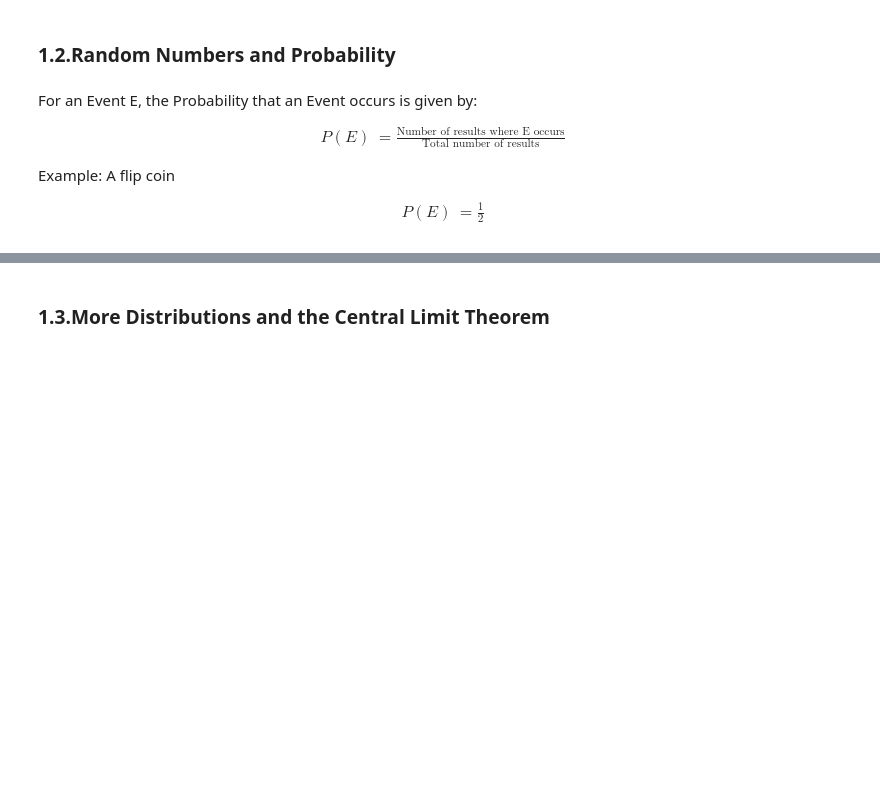
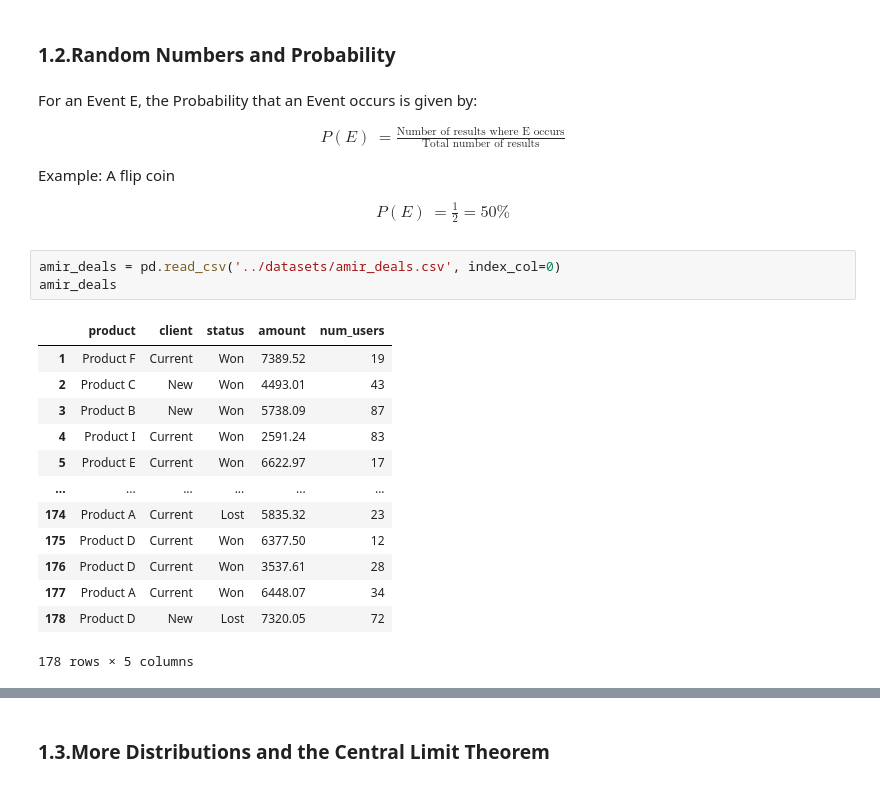
Before and after one commit to ONURYI/Data-Scientist-Professional-with-Python, a Jupyter notebook: Block III - Statistics/1.Introduction to Statistics in Python.ipynb, the cells around one changed output, grey strips where cells are left out. Drawn from its saved outputs; the diff is of its cells as text; blank space fills up the shorter version.

```diff
--- a/Block III - Statistics/1.Introduction to Statistics in Python.ipynb
+++ b/Block III - Statistics/1.Introduction to Statistics in Python.ipynb
@@ -170,5 +170,22 @@ P(E) &= \frac{\text{Number of results where E occurs}}{\text{Total number of res
 Example: A flip coin
 
 \begin{align*}
-P(E) &= \frac{1}{2}
+P(E) &= \frac{1}{2} = 50 \%
 \end{align*}
+# %%
+amir_deals = pd.read_csv('../datasets/amir_deals.csv', index_col=0)
+amir_deals
+# %% [output]
+|  | product | client | status | amount | num_users |
+| 1 | Product F | Current | Won | 7389.52 | 19 |
+| 2 | Product C | New | Won | 4493.01 | 43 |
+| 3 | Product B | New | Won | 5738.09 | 87 |
+| 4 | Product I | Current | Won | 2591.24 | 83 |
+| 5 | Product E | Current | Won | 6622.97 | 17 |
+| ... | ... | ... | ... | ... | ... |
+| 174 | Product A | Current | Lost | 5835.32 | 23 |
+| 175 | Product D | Current | Won | 6377.50 | 12 |
+| 176 | Product D | Current | Won | 3537.61 | 28 |
+| 177 | Product A | Current | Won | 6448.07 | 34 |
+| 178 | Product D | New | Lost | 7320.05 | 72 |
+178 rows × 5 columns
```
Also changed, not shown: parts of 3 cells of this notebook.
